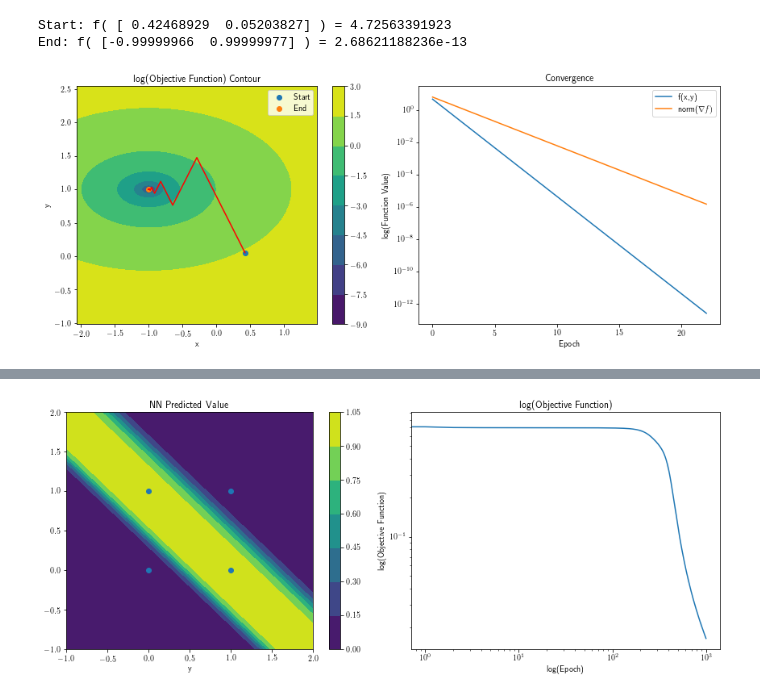
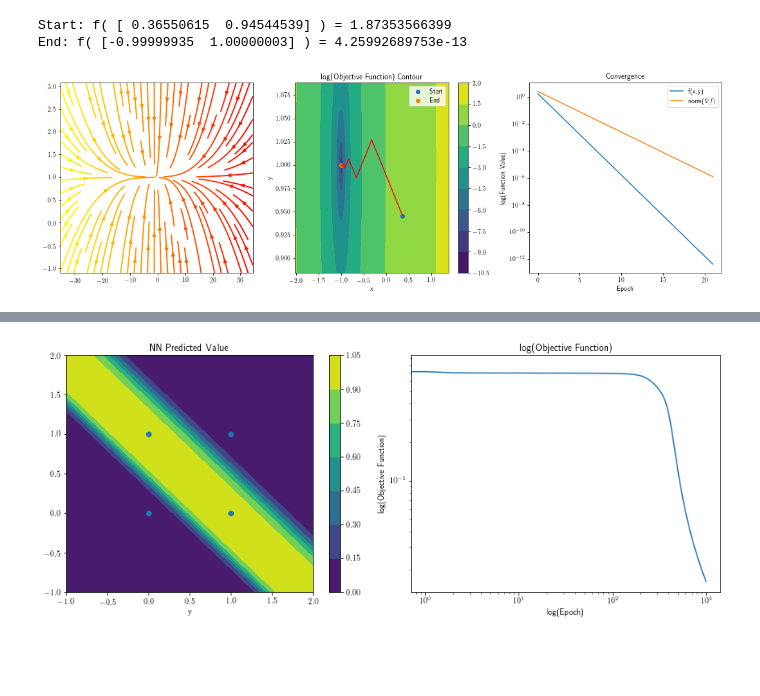
Before and after one commit to lewellen/dl-notes, a Jupyter notebook: Untitled.ipynb, the cells around one changed output, grey strips where cells are left out. Cells and saved outputs as stored; diff of their text form; code cells hidden in the pictures; blank space fills up the shorter version.

```diff
--- a/Untitled.ipynb
+++ b/Untitled.ipynb
@@ -8,7 +8,7 @@ from matplotlib.ticker import MaxNLocator
 
 plt.rc('text', usetex=True)
 
-def generateMesh(X, Y, f):
+def generateScalarMesh(X, Y, f):
     Z = []
     for y in Y:
         for x in X:
@@ -16,6 +16,19 @@ def generateMesh(X, Y, f):
 
     Z = np.array(Z).reshape((len(X), len(Y)))
     return Z
+
+def generateVectorMesh(X, Y, f):
+    U = []
+    V = []
+    for y in Y:
+        for x in X:
+            z = f(np.array([x, y]))
+            U.append(z[0])
+            V.append(z[1])
+
+    U = np.array(U).reshape((len(X), len(Y)))
+    V = np.array(V).reshape((len(X), len(Y)))
+    return U, V
 
 def marginedSupport(xs, marginPercent = 0.75, steps = 100):
     xmin = min(xs)
@@ -30,6 +43,18 @@ def contourPlot(fig, ax, X, Y, Z):
     im = ax.contourf(X, Y, Z, cmap=cmap)
     fig.colorbar(im, ax=ax)
 
+def streamPlot(fig, ax, trace, f):
+    start = trace[0]
+    end = trace[-1]
+
+    xs = map(lambda x : x[0], trace)
+    ys = map(lambda x : x[1], trace)
+
+    X = marginedSupport(xs, 25)
+    Y = marginedSupport(ys, 25)
+    U, V = generateVectorMesh(X, Y, lambda x : -f(x))
+    ax.streamplot(X, Y, U, V, color=U, linewidth=2, cmap=plt.cm.autumn)
+
 def trajectoryPlot(fig, ax, trace, f):
     start = trace[0]
     end = trace[-1]
@@ -39,7 +64,7 @@ def trajectoryPlot(fig, ax, trace, f):
 
     X = marginedSupport(xs)
     Y = marginedSupport(ys)
-    Z = generateMesh(X, Y, lambda x : np.log(f(x)))
+    Z = generateScalarMesh(X, Y, lambda x : np.log(f(x)))
 
     contourPlot(fig, ax, X, Y, Z)
 
@@ -162,23 +218,23 @@ class DescentOptimizer:
 # %%
 # Minimum finding / convex opt
 f = lambda x: 1 * np.power(x[0] + 1, 2) + 3 * np.power(x[1] - 1, 2)
 dfd0 = lambda x : centralDiffGrad(f, x)
 
 opt = DescentOptimizer(step=.25)
 theta, trace = opt.gradientDescent(np.random.rand(2), dfd0)
 
 # Plot
-fig, ax = plt.subplots(1, 2)
-fig.set_size_inches(12, 5)
-trajectoryPlot(fig, ax[0], trace, f)
-convergencePlot(ax[1], trace, f, dfd0)
+fig, ax = plt.subplots(1, 3)
+fig.set_size_inches(15, 5)
+streamPlot(fig, ax[0], trace, dfd0)
+trajectoryPlot(fig, ax[1], trace, f)
+convergencePlot(ax[2], trace, f, dfd0)
 fig.tight_layout()
-
 plt.show()
 # %% [output]
-Start: f( [ 0.42468929  0.05203827] ) = 4.72563391923
-End: f( [-0.99999966  0.99999977] ) = 2.68621188236e-13
+Start: f( [ 0.36550615  0.94544539] ) = 1.87353566399
+End: f( [-0.99999935  1.00000003] ) = 4.25992689753e-13
-[figure, old version]
+[figure, new version]
 # %%
 import scipy.stats
 
```
Also changed, not shown: parts of 5 cells of this notebook.
